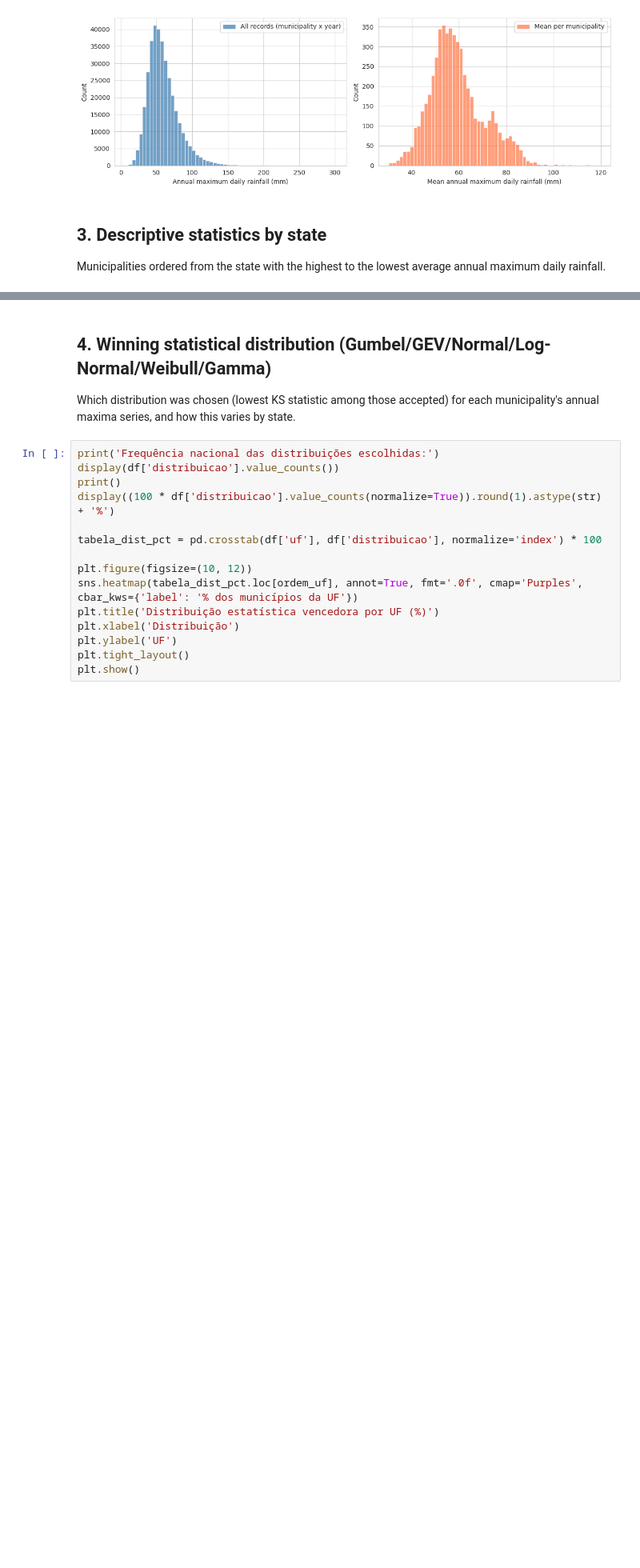
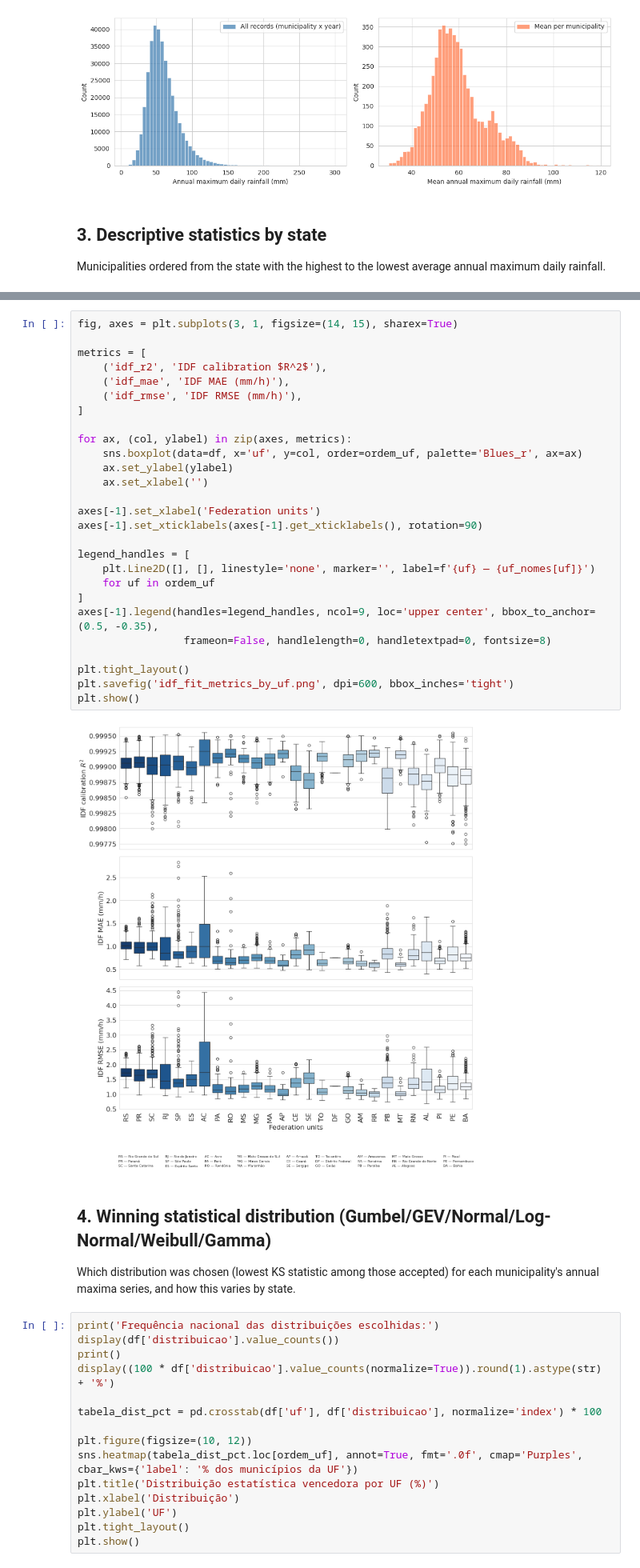
Before and after one commit to fcoliveira-utfpr/IDFTec, a Jupyter notebook: analise_estatistica_idf_municipios.ipynb, the cells around one changed output, grey strips where cells are left out. Shown at 80% size. Cells and saved outputs as stored; diff of their text form; blank space fills up the shorter version.

```diff
--- a/analise_estatistica_idf_municipios.ipynb
+++ b/analise_estatistica_idf_municipios.ipynb
@@ -254,3 +273,32 @@ Passing `palette` without assigning `hue` is deprecated and will be removed in v
+# %%
+fig, axes = plt.subplots(3, 1, figsize=(14, 15), sharex=True)
+
+metrics = [
+    ('idf_r2', 'IDF calibration $R^2$'),
+    ('idf_mae', 'IDF MAE (mm/h)'),
+    ('idf_rmse', 'IDF RMSE (mm/h)'),
+]
+
+for ax, (col, ylabel) in zip(axes, metrics):
+    sns.boxplot(data=df, x='uf', y=col, order=ordem_uf, palette='Blues_r', ax=ax)
+    ax.set_ylabel(ylabel)
+    ax.set_xlabel('')
+
+axes[-1].set_xlabel('Federation units')
+axes[-1].set_xticklabels(axes[-1].get_xticklabels(), rotation=90)
+
+legend_handles = [
+    plt.Line2D([], [], linestyle='none', marker='', label=f'{uf} — {uf_nomes[uf]}')
+    for uf in ordem_uf
+]
+axes[-1].legend(handles=legend_handles, ncol=9, loc='upper center', bbox_to_anchor=(0.5, -0.35),
+                 frameon=False, handlelength=0, handletextpad=0, fontsize=8)
+
+plt.tight_layout()
+plt.savefig('idf_fit_metrics_by_uf.png', dpi=600, bbox_inches='tight')
+plt.show()
+# %% [output]
+[figure, added]
 # %% [markdown]
 ## 4. Winning statistical distribution (Gumbel/GEV/Normal/Log-Normal/Weibull/Gamma)
 
```
Also changed, not shown: parts of 4 cells of this notebook.
